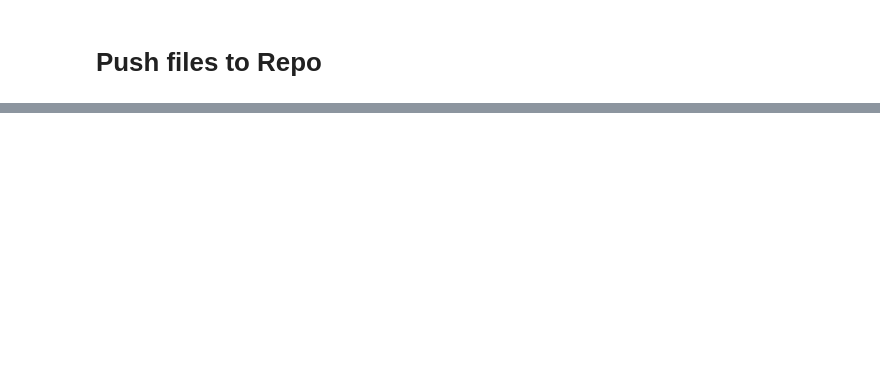
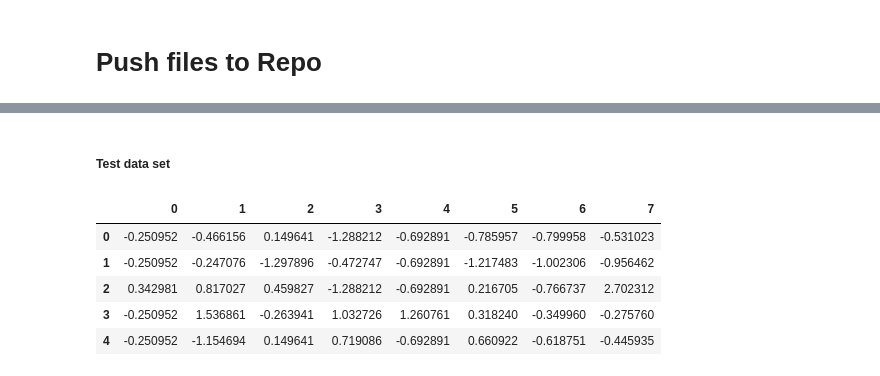
Before and after one commit to Code-Institute-Submissions/hardingrichard-pp5-diabetes-prediction_JanResub, a Jupyter notebook: jupyter_notebooks/04-ModelingEvaluation.ipynb, the cells around one changed output, grey strips where cells are left out. Cells and saved outputs as stored; diff of their text form; code cells hidden in the pictures; blank space fills up the shorter version.

```diff
--- a/jupyter_notebooks/04-ModelingEvaluation.ipynb
+++ b/jupyter_notebooks/04-ModelingEvaluation.ipynb
@@ -385,0 +408,11 @@ except Exception as e:
+# %% [markdown]
+##### Test data set
+# %%
+pd.DataFrame(x_test).head()
+# %% [output]
+|  | 0 | 1 | 2 | 3 | 4 | 5 | 6 | 7 |
+| 0 | -0.250952 | -0.466156 | 0.149641 | -1.288212 | -0.692891 | -0.785957 | -0.799958 | -0.531023 |
+| 1 | -0.250952 | -0.247076 | -1.297896 | -0.472747 | -0.692891 | -1.217483 | -1.002306 | -0.956462 |
+| 2 | 0.342981 | 0.817027 | 0.459827 | -1.288212 | -0.692891 | 0.216705 | -0.766737 | 2.702312 |
+| 3 | -0.250952 | 1.536861 | -0.263941 | 1.032726 | 1.260761 | 0.318240 | -0.349960 | -0.275760 |
+| 4 | -0.250952 | -1.154694 | 0.149641 | 0.719086 | -0.692891 | 0.660922 | -0.618751 | -0.445935 |
```
Also changed, not shown: parts of 14 cells of this notebook.
